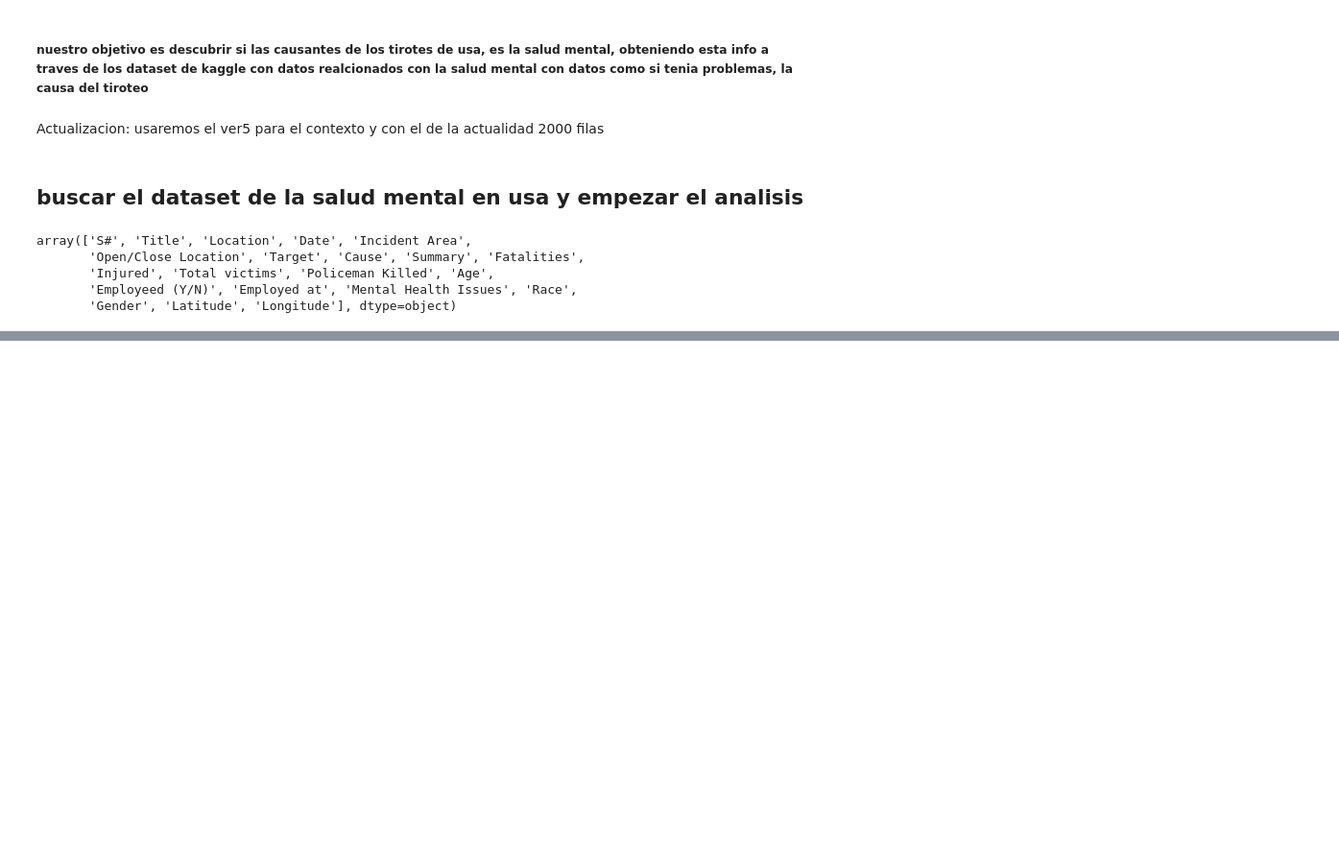
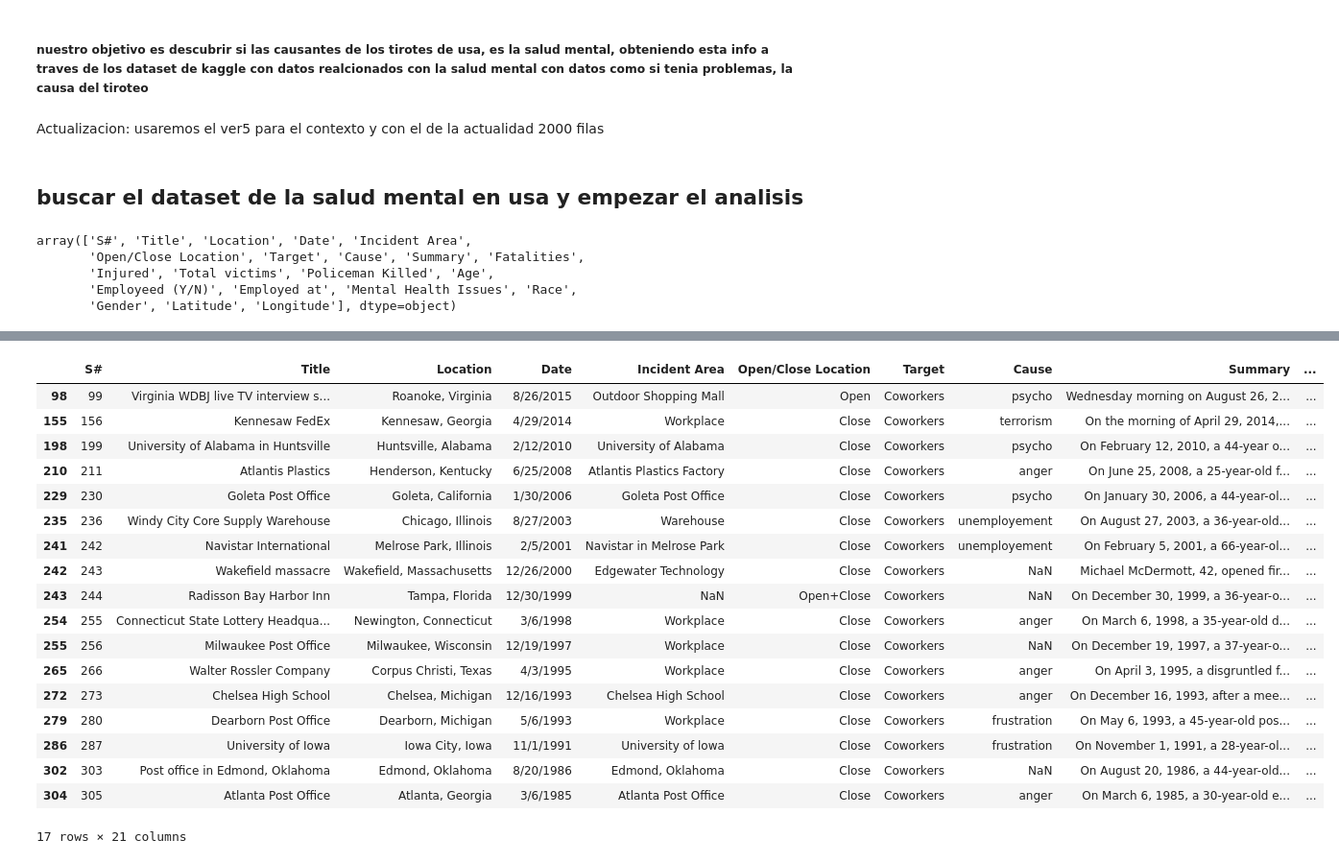
Before and after one commit to panxolopez/proyecto_mineria, a Jupyter notebook: proyecto.ipynb, the cells around one changed output, grey strips where cells are left out. Shown: that part at 96% size. Drawn from its saved outputs; the diff is of its cells as text; code cells hidden in the pictures; blank space fills up the shorter version.

Commit message:
archivos proyecto
lo que avance con el original y uno en el que solo trabajo el 5 dataframe

```diff
--- a/proyecto.ipynb
+++ b/proyecto.ipynb
@@ -244,0 +171,25 @@ mental
+# %%
+#agrupar segun los objetivos
+groups = df_shooting5.groupby(df_shooting5.Target)
+cowork_df = groups.get_group("Coworkers")
+cowork_df
+# %% [output]
+|  | S# | Title | Location | Date | Incident Area | Open/Close Location | Target | Cause | Summary | ... |
+| 98 | 99 | Virginia WDBJ live TV interview s... | Roanoke, Virginia | 8/26/2015 | Outdoor Shopping Mall | Open | Coworkers | psycho | Wednesday morning on August 26, 2... | ... |
+| 155 | 156 | Kennesaw FedEx | Kennesaw, Georgia | 4/29/2014 | Workplace | Close | Coworkers | terrorism | On the morning of April 29, 2014,... | ... |
+| 198 | 199 | University of Alabama in Huntsville | Huntsville, Alabama | 2/12/2010 | University of Alabama | Close | Coworkers | psycho | On February 12, 2010, a 44-year o... | ... |
+| 210 | 211 | Atlantis Plastics | Henderson, Kentucky | 6/25/2008 | Atlantis Plastics Factory | Close | Coworkers | anger | On June 25, 2008, a 25-year-old f... | ... |
+| 229 | 230 | Goleta Post Office | Goleta, California | 1/30/2006 | Goleta Post Office | Close | Coworkers | psycho | On January 30, 2006, a 44-year-ol... | ... |
+| 235 | 236 | Windy City Core Supply Warehouse | Chicago, Illinois | 8/27/2003 | Warehouse | Close | Coworkers | unemployement | On August 27, 2003, a 36-year-old... | ... |
+| 241 | 242 | Navistar International | Melrose Park, Illinois | 2/5/2001 | Navistar in Melrose Park | Close | Coworkers | unemployement | On February 5, 2001, a 66-year-ol... | ... |
+| 242 | 243 | Wakefield massacre | Wakefield, Massachusetts | 12/26/2000 | Edgewater Technology | Close | Coworkers | NaN | Michael McDermott, 42, opened fir... | ... |
+| 243 | 244 | Radisson Bay Harbor Inn | Tampa, Florida | 12/30/1999 | NaN | Open+Close | Coworkers | NaN | On December 30, 1999, a 36-year-o... | ... |
+| 254 | 255 | Connecticut State Lottery Headqua... | Newington, Connecticut | 3/6/1998 | Workplace | Close | Coworkers | anger | On March 6, 1998, a 35-year-old d... | ... |
+| 255 | 256 | Milwaukee Post Office | Milwaukee, Wisconsin | 12/19/1997 | Workplace | Close | Coworkers | NaN | On December 19, 1997, a 37-year-o... | ... |
+| 265 | 266 | Walter Rossler Company | Corpus Christi, Texas | 4/3/1995 | Workplace | Close | Coworkers | anger | On April 3, 1995, a disgruntled f... | ... |
+| 272 | 273 | Chelsea High School | Chelsea, Michigan | 12/16/1993 | Chelsea High School | Close | Coworkers | anger | On December 16, 1993, after a mee... | ... |
+| 279 | 280 | Dearborn Post Office | Dearborn, Michigan | 5/6/1993 | Workplace | Close | Coworkers | frustration | On May 6, 1993, a 45-year-old pos... | ... |
+| 286 | 287 | University of Iowa | Iowa City, Iowa | 11/1/1991 | University of lowa | Close | Coworkers | frustration | On November 1, 1991, a 28-year-ol... | ... |
+| 302 | 303 | Post office in Edmond, Oklahoma | Edmond, Oklahoma | 8/20/1986 | Edmond, Oklahoma | Close | Coworkers | NaN | On August 20, 1986, a 44-year-old... | ... |
+| 304 | 305 | Atlanta Post Office | Atlanta, Georgia | 3/6/1985 | Atlanta Post Office | Close | Coworkers | anger | On March 6, 1985, a 30-year-old e... | ... |
+17 rows × 21 columns
```
Also changed, not shown: parts of 15 cells of this notebook, 1 other file.
